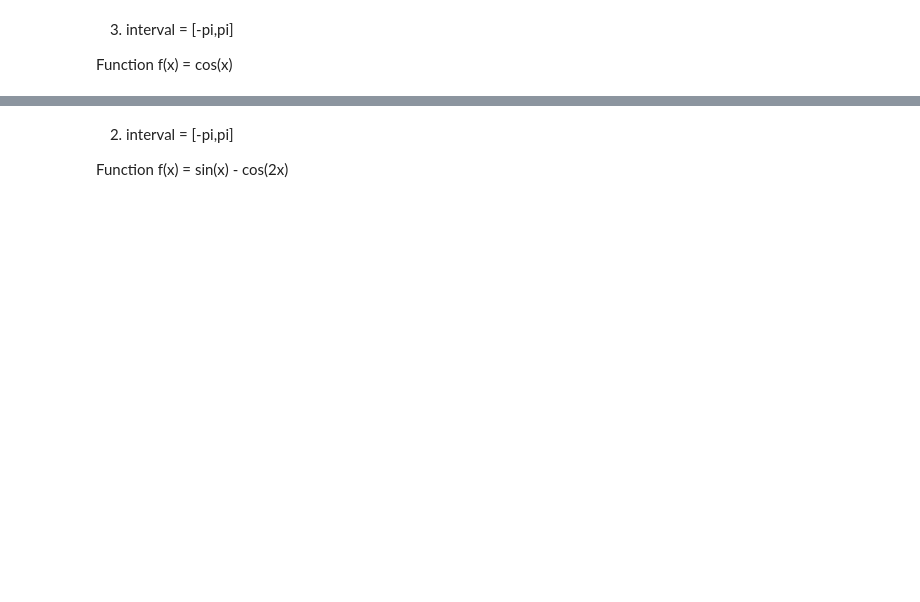
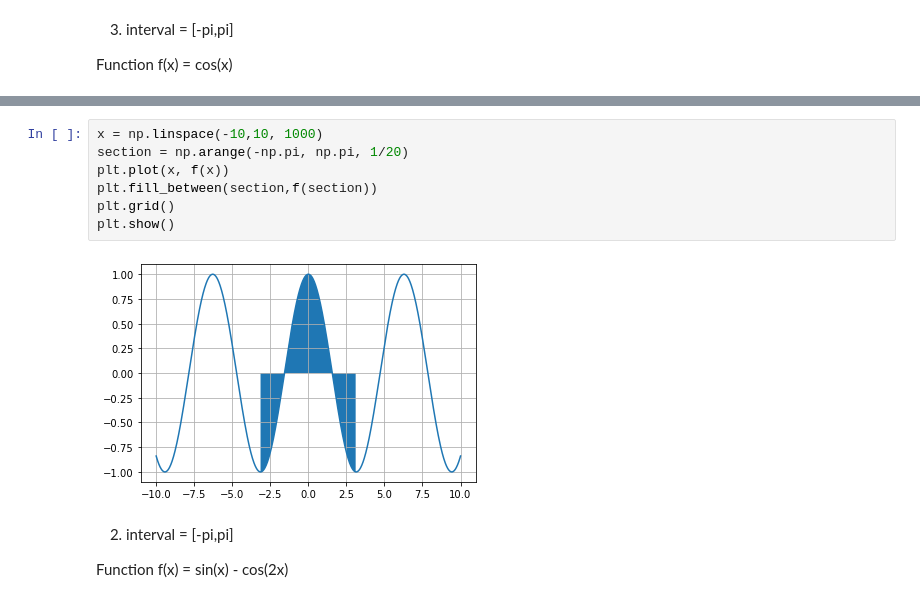
Before and after one commit to Abubakr1710/Gradient-Desent-Team-4, a Jupyter notebook: 13. Gradients and Integrals/Gradient Descent and Integrals.ipynb, the cells around one changed output, grey strips where cells are left out. Drawn from its saved outputs; the diff is of its cells as text; blank space fills up the shorter version.

```diff
--- a/13. Gradients and Integrals/Gradient Descent and Integrals.ipynb
+++ b/13. Gradients and Integrals/Gradient Descent and Integrals.ipynb
@@ -150,3 +164,12 @@ Function f(x) = cos(x)
+# %%
+x = np.linspace(-10,10, 1000)
+section = np.arange(-np.pi, np.pi, 1/20)
+plt.plot(x, f(x))
+plt.fill_between(section,f(section))
+plt.grid()
+plt.show()
+# %% [output]
+[figure, added]
 # %% [markdown]
 2. interval = \[-pi,pi\]
 
```
Also changed, not shown: parts of 6 cells of this notebook.
